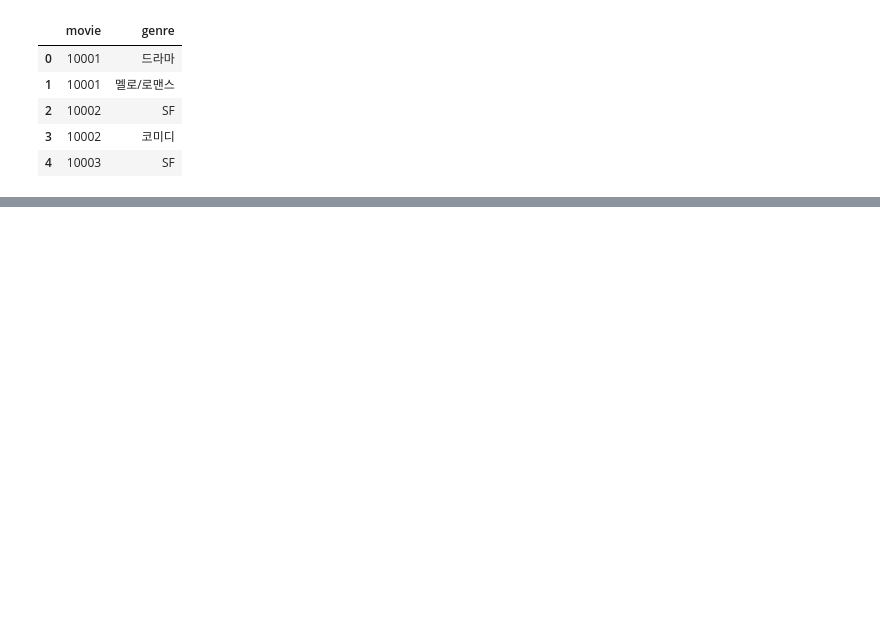
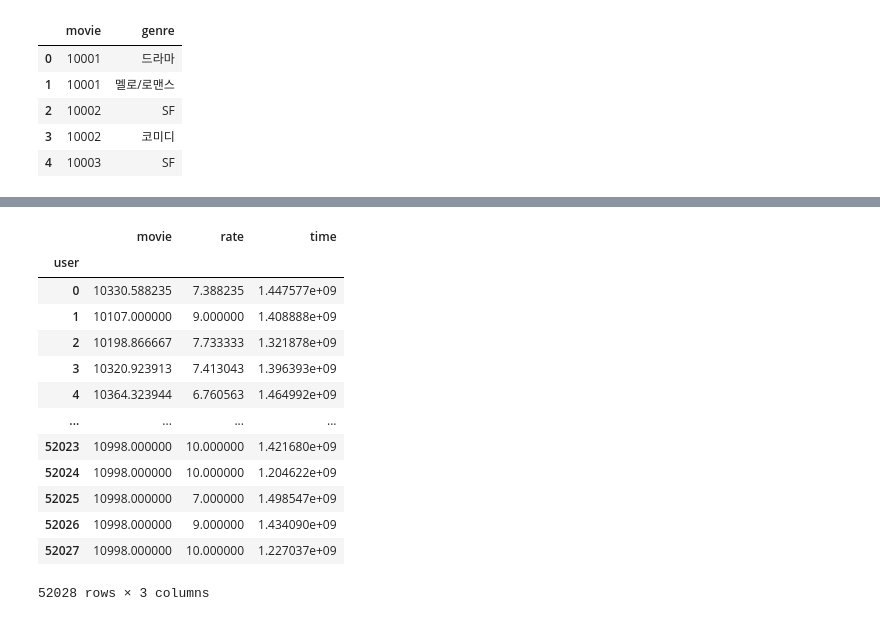
Before and after one commit to Vaycold/Vaycold, a Jupyter notebook: Recommend_Algorithm/#7.딥러닝과_추천알고리즘,_영화_데이터셋_비교.ipynb, the cells around one changed output, grey strips where cells are left out. Drawn from its saved outputs; the diff is of its cells as text; code cells hidden in the pictures; blank space fills up the shorter version.

```diff
--- a/Recommend_Algorithm/#7.딥러닝과_추천알고리즘,_영화_데이터셋_비교.ipynb
+++ b/Recommend_Algorithm/#7.딥러닝과_추천알고리즘,_영화_데이터셋_비교.ipynb
@@ -295,0 +426,17 @@ AttributeError: ignored
+# %%
+rates_df.groupby('user').mean()
+# %% [output]
+|  | movie | rate | time |
+| user |  |  |  |
+| 0 | 10330.588235 | 7.388235 | 1.447577e+09 |
+| 1 | 10107.000000 | 9.000000 | 1.408888e+09 |
+| 2 | 10198.866667 | 7.733333 | 1.321878e+09 |
+| 3 | 10320.923913 | 7.413043 | 1.396393e+09 |
+| 4 | 10364.323944 | 6.760563 | 1.464992e+09 |
+| ... | ... | ... | ... |
+| 52023 | 10998.000000 | 10.000000 | 1.421680e+09 |
+| 52024 | 10998.000000 | 10.000000 | 1.204622e+09 |
+| 52025 | 10998.000000 | 7.000000 | 1.498547e+09 |
+| 52026 | 10998.000000 | 9.000000 | 1.434090e+09 |
+| 52027 | 10998.000000 | 10.000000 | 1.227037e+09 |
+52028 rows × 3 columns
```
Also changed, not shown: parts of 37 cells of this notebook.
